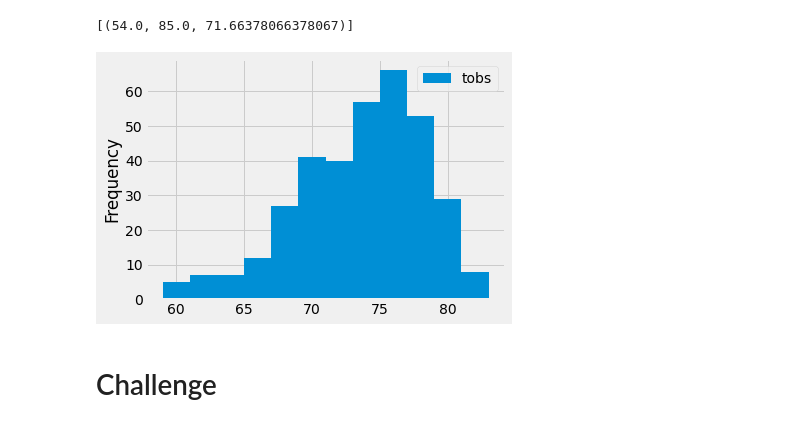
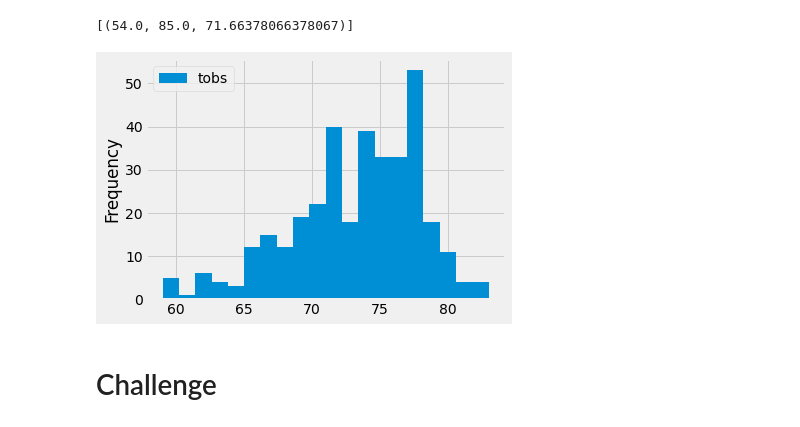
Before and after one commit to Monalipatel/surf_analysis, a Jupyter notebook: climate_analysis.ipynb, the cells around one changed output. Drawn from its saved outputs; the diff is of its cells as text; code cells hidden in the pictures.

```diff
--- a/climate_analysis.ipynb
+++ b/climate_analysis.ipynb
@@ -106,17 +106,17 @@ filter(Measurement.station == 'USC00519281').all()
 # %%
 # Choose the station with the highest number of temperature observations.
 # Query the last 12 months of temperature observation data for this station and plot the results as a histogram
 results = session.query(Measurement.tobs).\
 filter(Measurement.station == 'USC00519281').\
 filter(Measurement.date >= prev_year).all()
 
 df = pd.DataFrame(results, columns=['tobs'])
 # print(df)
 
-df.plot.hist(bins=12)
+df.plot.hist(bins=20)
 plt.tight_layout()
 # %% [output]
-[figure, old version]
+[figure, new version]
 # %%
 # Write a function called `calc_temps` that will accept start date and end date in the format '%Y-%m-%d'
 # and return the minimum, average, and maximum temperatures for that range of dates
```
